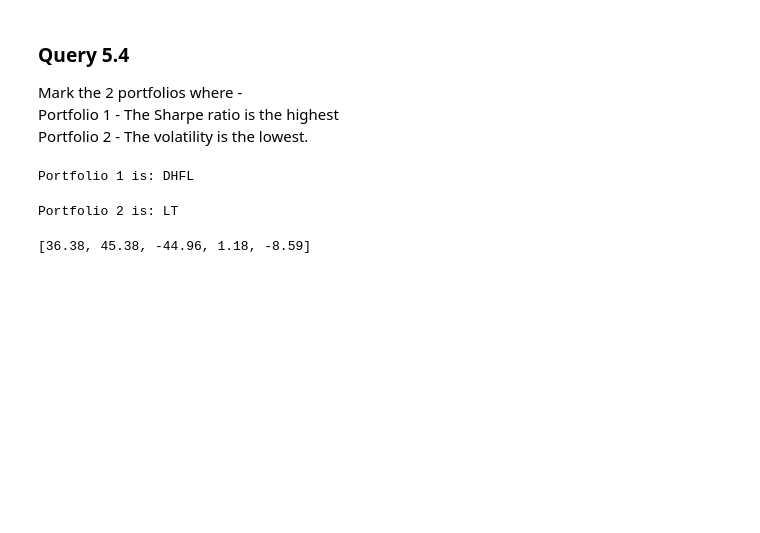
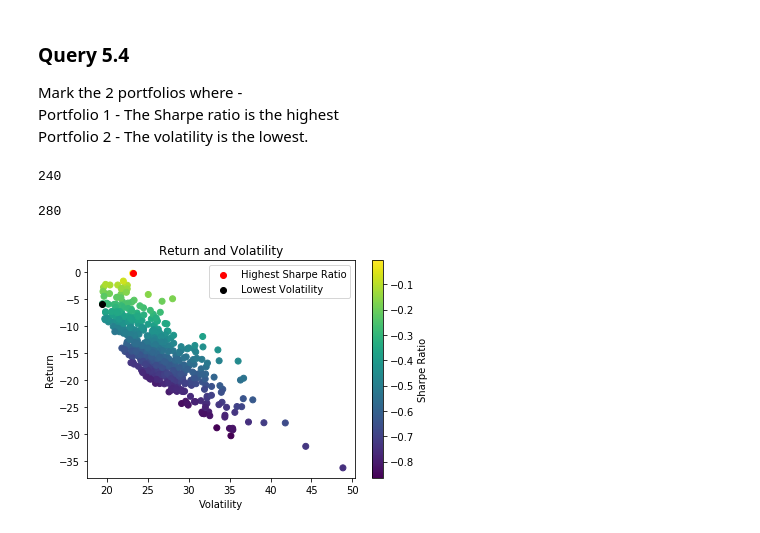
Before and after one commit to Daywalker21/AICTE-Aspiration.ai_ML-DS, a Jupyter notebook: Module 5.ipynb, the cells around one changed output. Drawn from its saved outputs; the diff is of its cells as text; code cells hidden in the pictures; blank space fills up the shorter version.

```diff
--- a/Module 5.ipynb
+++ b/Module 5.ipynb
@@ -241,24 +214,51 @@ colors
+# %%
+np.random.seed(42)
+
+num_ports = len(portfolio.index)
+
+all_weights = np.zeros((num_ports, len(portfolio.columns)))
+
+ret_arr = np.zeros(num_ports)
+vol_arr = np.zeros(num_ports)
+
+sharpe_arr = np.zeros(num_ports)
+
+for x in range(num_ports):
+    weights = np.array(np.random.random(5))
+    weights = weights/np.sum(weights)
+
+    all_weights[x,:] = weights
+
+    ret_arr[x] = np.sum( (portfolio.mean() * weights * 252))
+
+    vol_arr[x] = np.sqrt(np.dot(weights.T, np.dot(portfolio.cov()*252, weights)))
+
+    sharpe_arr[x] = ret_arr[x]/vol_arr[x]
 # %% [markdown]
 ### Query 5.4
 Mark the 2 portfolios where -<br>
 Portfolio 1 - The Sharpe ratio is the highest<br>
 Portfolio 2 - The volatility is the lowest.
-# %%
-t = max(colors)
-i = colors.index(t)
-print("Portfolio 1 is: " + label[i])
-# %% [output]
-Portfolio 1 is: DHFL
-# %%
-min1 = 1000
-for i in range(5):
-    if min1 < abs(X_axis[i]):
-        min1 = X_axis[i]
-        j = i
-print("Portfolio 2 is: " + label[i])
-# %% [output]
-Portfolio 2 is: LT
-# %%
-X_axis
-# %% [output]
-[36.38, 45.38, -44.96, 1.18, -8.59]
+# %%
+max_shr_ratio = sharpe_arr.argmax()
+max_shr_ratio
+# %% [output]
+240
+# %%
+min_vol = vol_arr.argmin()
+min_vol
+# %% [output]
+280
+# %%
+plt.figure()
+plt.title("Return and Volatility")
+plt.scatter(vol_arr, ret_arr, c=sharpe_arr, cmap='viridis')
+plt.colorbar(label='Sharpe Ratio')
+plt.xlabel('Volatility')
+plt.ylabel('Return')
+plt.scatter(vol_arr[max_shr_ratio],ret_arr[max_shr_ratio],c = 'red',label = 'Highest Sharpe Ratio')
+plt.scatter(vol_arr[min_vol],ret_arr[min_vol],c = 'black',label = 'Lowest Volatility')
+plt.legend()
+plt.show()
+# %% [output]
+[figure, added]
```
Also changed, not shown: parts of 7 cells of this notebook.
